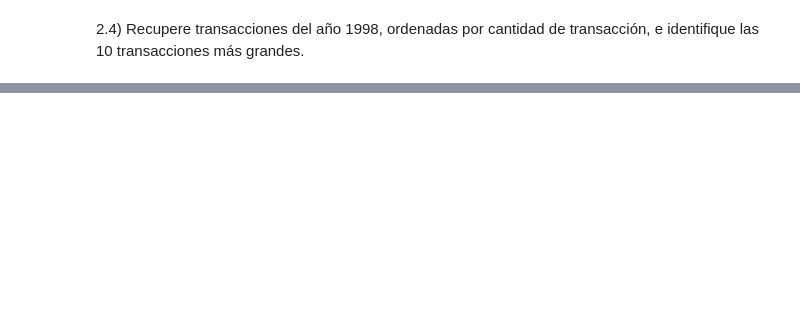
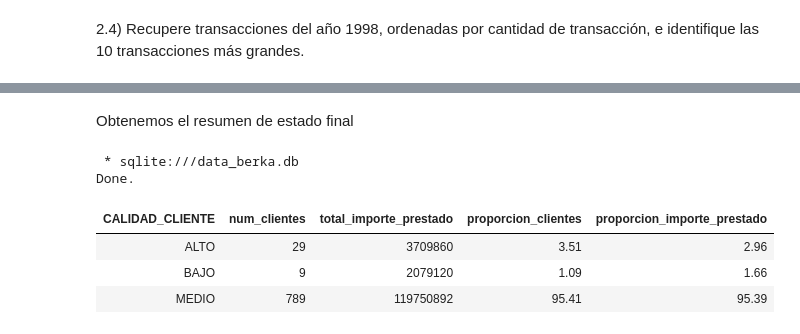
Before and after one commit to RubenUnitel/Clase, a Jupyter notebook: Practica_Banco.ipynb, the cells around one changed output, grey strips where cells are left out. Cells and saved outputs as stored; diff of their text form; code cells hidden in the pictures; blank space fills up the shorter version.

```diff
--- a/Practica_Banco.ipynb
+++ b/Practica_Banco.ipynb
@@ -111,0 +303,46 @@ Done.
+# %% [markdown]
+Obtenemos el resumen de estado final
+# %%
+%%sql
+WITH Limits AS (
+    SELECT MAX(TRANS.balance) * 0.5 AS medium_limit FROM TRANS
+),
+latest_trans AS (
+    SELECT account_id, MAX(trans_id) AS max_trans_id
+    FROM TRANS
+    GROUP BY account_id
+),
+client_balances AS (
+    SELECT
+        CLIENT.client_id,
+        TRANS.account_id,
+        TRANS.balance AS LAST_BALANCE,
+        CASE
+            WHEN TRANS.balance <= 0 THEN 'BAJO'
+            WHEN TRANS.balance > 0 AND TRANS.balance <= (SELECT medium_limit FROM Limits) THEN 'MEDIO'
+            WHEN TRANS.balance > (SELECT medium_limit FROM Limits) THEN 'ALTO'
+            ELSE 'NAN'
+        END AS CALIDAD_CLIENTE,
+        LOAN.amount AS importe_prestado
+    FROM CLIENT
+    JOIN DISPOSITION ON CLIENT.client_id = DISPOSITION.client_id
+    JOIN TRANS ON DISPOSITION.account_id = TRANS.account_id
+    JOIN LOAN ON TRANS.account_id = LOAN.account_id
+    JOIN latest_trans ON TRANS.account_id = latest_trans.account_id AND TRANS.trans_id = latest_trans.max_trans_id
+)
+SELECT
+    CALIDAD_CLIENTE,
+    COUNT(DISTINCT client_id) AS num_clientes,
+    SUM(importe_prestado) AS total_importe_prestado,
+    ROUND(COUNT(DISTINCT client_id) * 100.0 / SUM(COUNT(DISTINCT client_id)) OVER (), 2) AS proporcion_clientes,
+    ROUND(SUM(importe_prestado) * 100.0 / SUM(SUM(importe_prestado)) OVER (), 2) AS proporcion_importe_prestado
+FROM client_balances
+GROUP BY CALIDAD_CLIENTE
+ORDER BY CALIDAD_CLIENTE;
+# %% [output]
+ * sqlite:///data_berka.db
+Done.
+| CALIDAD_CLIENTE | num_clientes | total_importe_prestado | proporcion_clientes | proporcion_importe_prestado |
+| ALTO | 29 | 3709860 | 3.51 | 2.96 |
+| BAJO | 9 | 2079120 | 1.09 | 1.66 |
+| MEDIO | 789 | 119750892 | 95.41 | 95.39 |
```
Also changed, not shown: parts of 16 cells of this notebook.
